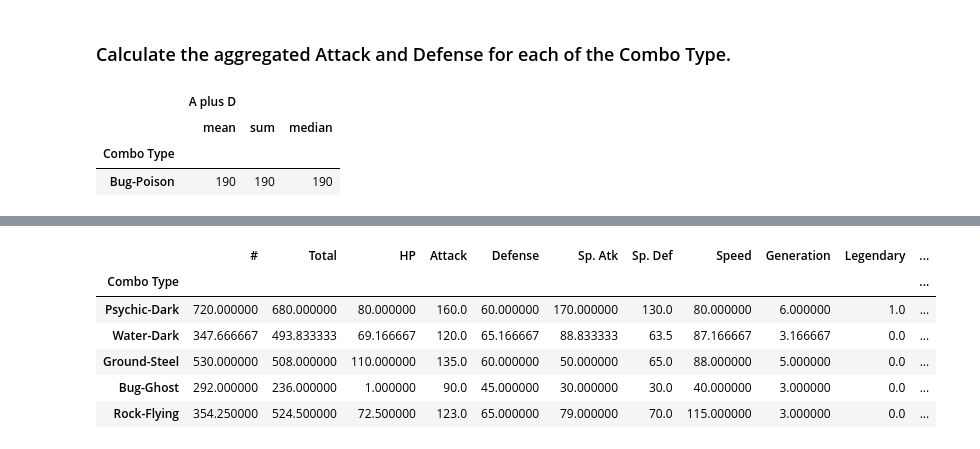
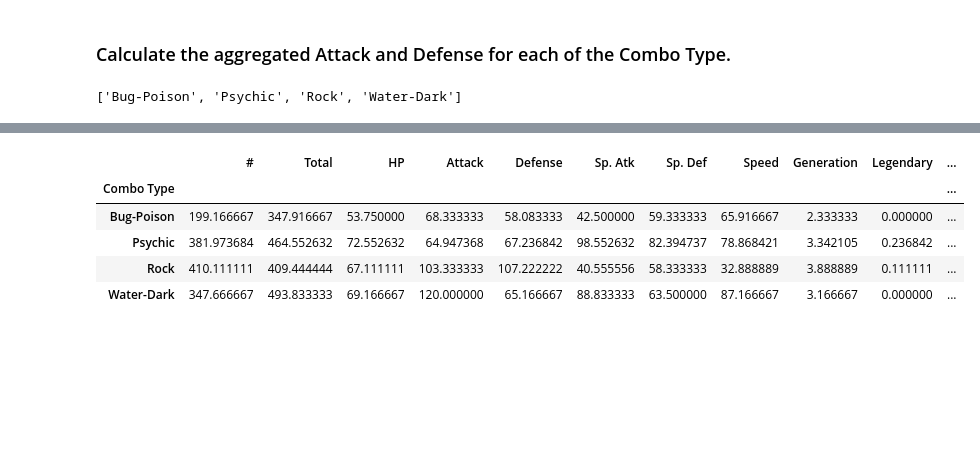
Before and after one commit to danielquer/data-pt-ber-08-20, a Jupyter notebook: Labs/module-1_labs/04_pandas/05_lab-df-calculation-and-transformation/your-code/challenge-1.ipynb, the cells around one changed output, grey strips where cells are left out. Cells and saved outputs as stored; diff of their text form; code cells hidden in the pictures; blank space fills up the shorter version.

```diff
--- a/Labs/module-1_labs/04_pandas/05_lab-df-calculation-and-transformation/your-code/challenge-1.ipynb
+++ b/Labs/module-1_labs/04_pandas/05_lab-df-calculation-and-transformation/your-code/challenge-1.ipynb
@@ -158,12 +158,9 @@ top_adratio = pokemon.nlargest(5,'A/D Ratio')
 top_adratio['A plus D'] = top_adratio['Attack'] + top_adratio['Defense']
 
 top_adsummary = top_adratio.groupby(['Combo Type'])[['A plus D']].agg(['mean','sum','median'])
-top_adsummary[]
+[*top_adratio.groupby(['Combo Type']).groups]
 # %% [output]
-|  | A plus D |  |  |
-|  | mean | sum | median |
-| Combo Type |  |  |  |
-| Bug-Poison | 190 | 190 | 190 |
+['Bug-Poison', 'Psychic', 'Rock', 'Water-Dark']
 # %% [markdown]
 ### For each of the `Combo Type` values obtained from the previous question, calculate the mean scores of all numeric fields across all pokemons.
 
@@ -172,12 +169,11 @@ Your output should look like below:
 ![Aggregate](aggregated-mean.png)
 # %%
 # enter your code here
-pokemon[pokemon['Combo Type'] in ].groupby(['Combo Type']).mean()
+pokemon[pokemon['Combo Type'].isin([*top_adratio.groupby(['Combo Type']).groups])].groupby(['Combo Type']).mean()
 # %% [output]
 |  | # | Total | HP | Attack | Defense | Sp. Atk | Sp. Def | Speed | Generation | Legendary | ... |
 | Combo Type |  |  |  |  |  |  |  |  |  |  | ... |
-| Psychic-Dark | 720.000000 | 680.000000 | 80.000000 | 160.0 | 60.000000 | 170.000000 | 130.0 | 80.000000 | 6.000000 | 1.0 | ... |
-| Water-Dark | 347.666667 | 493.833333 | 69.166667 | 120.0 | 65.166667 | 88.833333 | 63.5 | 87.166667 | 3.166667 | 0.0 | ... |
-| Ground-Steel | 530.000000 | 508.000000 | 110.000000 | 135.0 | 60.000000 | 50.000000 | 65.0 | 88.000000 | 5.000000 | 0.0 | ... |
-| Bug-Ghost | 292.000000 | 236.000000 | 1.000000 | 90.0 | 45.000000 | 30.000000 | 30.0 | 40.000000 | 3.000000 | 0.0 | ... |
-| Rock-Flying | 354.250000 | 524.500000 | 72.500000 | 123.0 | 65.000000 | 79.000000 | 70.0 | 115.000000 | 3.000000 | 0.0 | ... |
+| Bug-Poison | 199.166667 | 347.916667 | 53.750000 | 68.333333 | 58.083333 | 42.500000 | 59.333333 | 65.916667 | 2.333333 | 0.000000 | ... |
+| Psychic | 381.973684 | 464.552632 | 72.552632 | 64.947368 | 67.236842 | 98.552632 | 82.394737 | 78.868421 | 3.342105 | 0.236842 | ... |
+| Rock | 410.111111 | 409.444444 | 67.111111 | 103.333333 | 107.222222 | 40.555556 | 58.333333 | 32.888889 | 3.888889 | 0.111111 | ... |
+| Water-Dark | 347.666667 | 493.833333 | 69.166667 | 120.000000 | 65.166667 | 88.833333 | 63.500000 | 87.166667 | 3.166667 | 0.000000 | ... |
```
Also changed, not shown: parts of 1 cell of this notebook.
